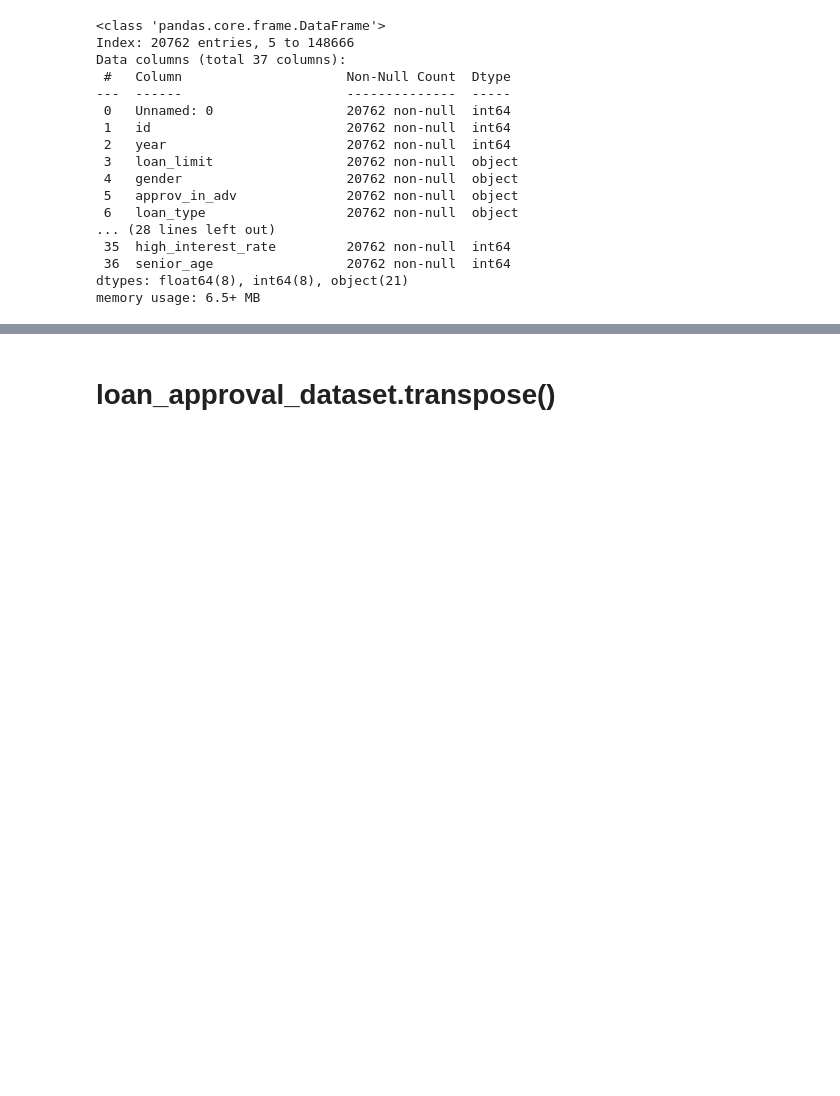
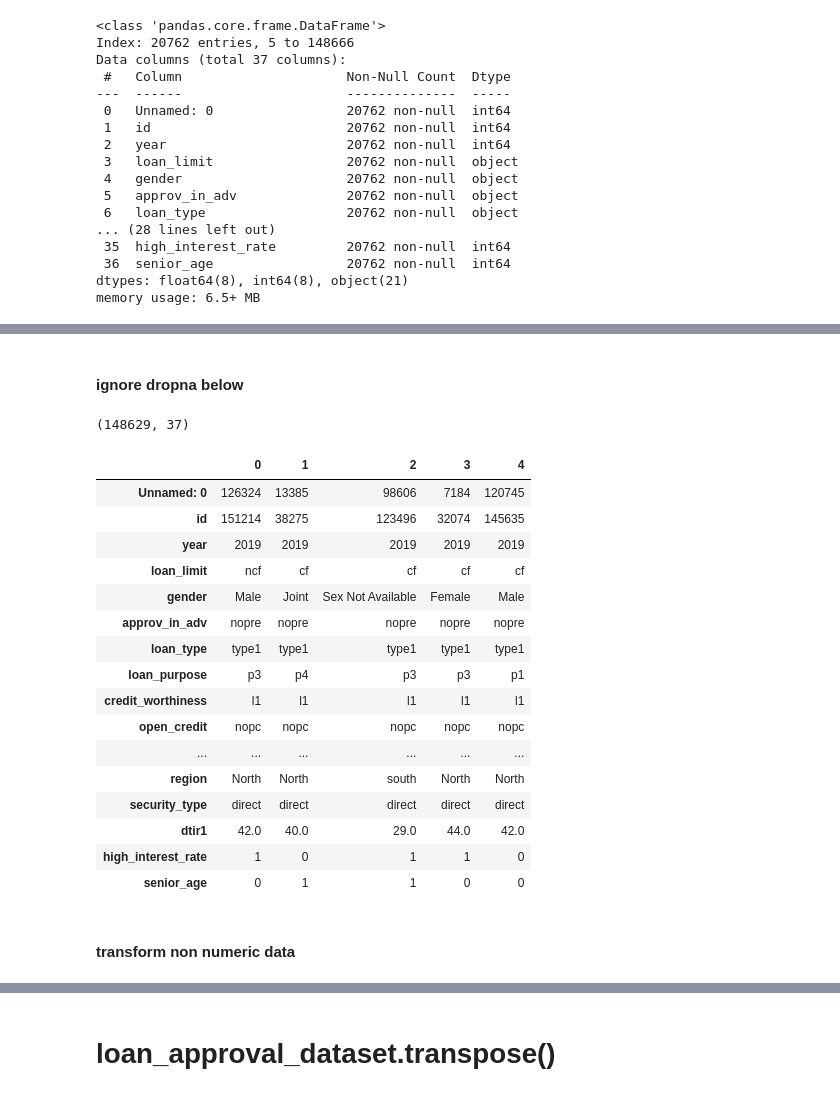
Before and after one commit to GoldenEye37/loan-approval-using-machine-learning-and-external-data-sources, a Jupyter notebook: loan_approval_using_machine_learning_and_external_data_sources.ipynb, the cells around one changed output, grey strips where cells are left out. Drawn from its saved outputs; the diff is of its cells as text; code cells hidden in the pictures; blank space fills up the shorter version.

```diff
--- a/loan_approval_using_machine_learning_and_external_data_sources.ipynb
+++ b/loan_approval_using_machine_learning_and_external_data_sources.ipynb
@@ -645,0 +646,2 @@ Name: count, dtype: int64
+# %%
+df = business_loans_cleaned
@@ -645,0 +659,10 @@ Name: count, dtype: int64
+# %%
+# Separate rows where "status" is 0 and 1
+status_zero = df[df['status'] == 0]
+status_one = df[df['status'] == 1]
+
+# Drop NaN values for rows where "status" is 0
+status_zero.dropna(inplace=True)
+
+# Concatenate the two subsets to create the final DataFrame
+df = pd.concat([status_zero, status_one], ignore_index=True)
@@ -645,0 +701,35 @@ Name: count, dtype: int64
+# %% [markdown]
+#### ignore dropna below
+# %%
+# Drop rows with any null values
+df = df.dropna()
+# %%
+df.shape
+# %% [output]
+(148629, 37)
+# %%
+# Split the data into X and y
+X = df.drop("status", axis=1)
+y = df["status"]
+# %%
+X.head().T
+# %% [output]
+|  | 0 | 1 | 2 | 3 | 4 |
+| Unnamed: 0 | 126324 | 13385 | 98606 | 7184 | 120745 |
+| id | 151214 | 38275 | 123496 | 32074 | 145635 |
+| year | 2019 | 2019 | 2019 | 2019 | 2019 |
+| loan_limit | ncf | cf | cf | cf | cf |
+| gender | Male | Joint | Sex Not Available | Female | Male |
+| approv_in_adv | nopre | nopre | nopre | nopre | nopre |
+| loan_type | type1 | type1 | type1 | type1 | type1 |
+| loan_purpose | p3 | p4 | p3 | p3 | p1 |
+| credit_worthiness | l1 | l1 | l1 | l1 | l1 |
+| open_credit | nopc | nopc | nopc | nopc | nopc |
+| ... | ... | ... | ... | ... | ... |
+| region | North | North | south | North | North |
+| security_type | direct | direct | direct | direct | direct |
+| dtir1 | 42.0 | 40.0 | 29.0 | 44.0 | 42.0 |
+| high_interest_rate | 1 | 0 | 1 | 1 | 0 |
+| senior_age | 0 | 1 | 1 | 0 | 0 |
+# %% [markdown]
+#### transform non numeric data
```
Also changed, not shown: parts of 32 cells of this notebook.
